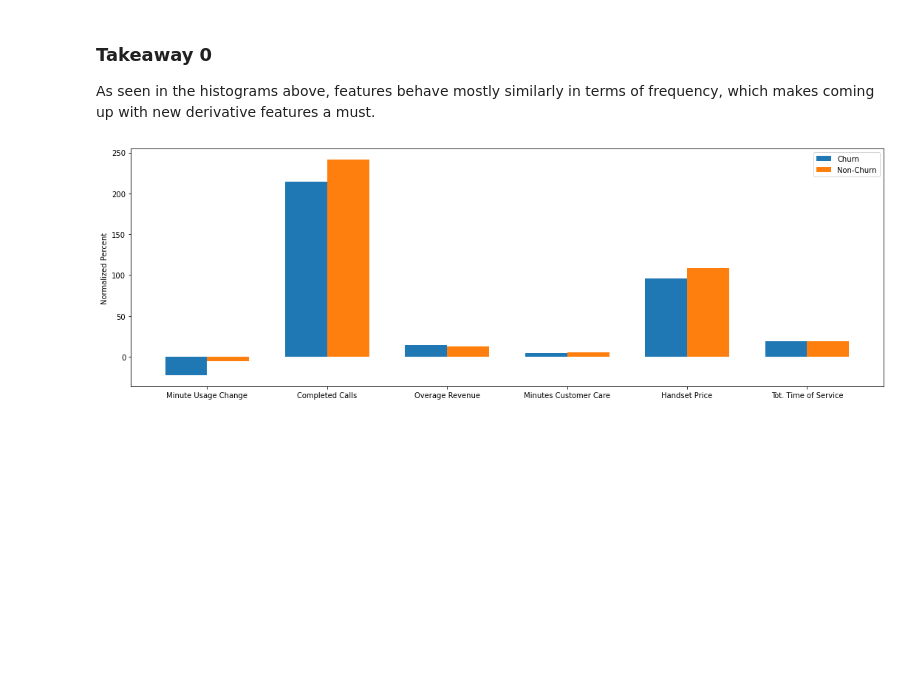
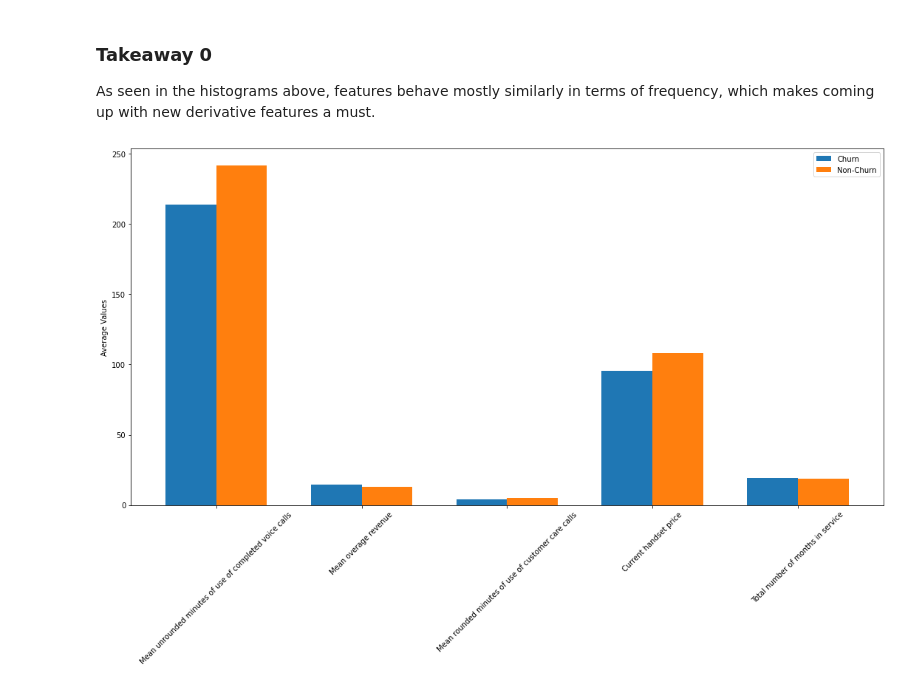
Before and after one commit to ozturkender/TDI_capstone, a Jupyter notebook: TDI Capstone - Telecom Churn Prediction.ipynb, the cells around one changed output. Cells and saved outputs as stored; diff of their text form; code cells hidden in the pictures; blank space fills up the shorter version.

```diff
--- a/TDI Capstone - Telecom Churn Prediction.ipynb
+++ b/TDI Capstone - Telecom Churn Prediction.ipynb
@@ -6,5 +7,5 @@ import matplotlib
 # %%
-df = pd.read_csv('Telecom_customer churn.csv')
+df = pd.read_csv("Telecom_customer churn_100.csv")
 # %%
 df.head()
 # %% [output]
@@ -50,0 +56,3 @@ df.describe()
+# %%
+columns_df = pd.read_excel('Dictionary.xlsx')
+columns_df.head()
@@ -51,3 +66,8 @@ df.describe()
+# %%
+columns_dict = {}
+for k, v in zip(columns_df['feature'], columns_df['description']):
+    columns_dict[k] = v
+# columns_dict = dict(columns_df['feature']:columns_df['description'])
 # %%
 df.isnull().sum().sort_values(ascending = False)
 # %% [output]
@@ -118,43 +121,39 @@ plt.show()
 ### Takeaway 0
 As seen in the histograms above, features behave mostly similarly in terms of frequency, which makes coming up with new derivative features a must.
 # %%
-labels = ['Minute Usage Change','Completed Calls', 'Overage Revenue', 'Minutes Customer Care', 'Handset Price', 'Tot. Time of Service']
-churn_values = [df[df['churn']==1]['change_mou'].mean(),
-                df[df['churn']==1]['mou_cvce_Mean'].mean(),
-                df[df['churn']==1]['ovrrev_Mean'].mean(),
-                df[df['churn']==1]['ccrndmou_Mean'].mean(),
-                df[df['churn']==1]['hnd_price'].mean(),
-                df[df['churn']==1]['months'].mean(),
-               ]
-nonchurn_values = [df[df['churn']==0]['change_mou'].mean(),
-                   df[df['churn']==0]['mou_cvce_Mean'].mean(),
-                   df[df['churn']==0]['ovrrev_Mean'].mean(),
-                   df[df['churn']==0]['ccrndmou_Mean'].mean(),
-                   df[df['churn']==0]['hnd_price'].mean(),
-                   df[df['churn']==0]['months'].mean(),
-               ]
+features = ['mou_cvce_Mean','ovrrev_Mean','ccrndmou_Mean','hnd_price','months']#'change_mou','adjrev','adjmou','adjqty','avgrev','avgmou','avgqty','avg3mou','avg3qty','avg3rev','avg6mou','avg6qty','avg6rev']
+labels = []
+for f in features:
+    labels.append(columns_dict[f])
+
+churn_values = []
+nonchurn_values = []
+for f in features:
+    churn_values.append(df[df['churn']==1][f].mean())
+    nonchurn_values.append(df[df['churn']==0][f].mean())
+
 x = np.arange(len(labels))  # the label locations
 width = 0.35  # the width of the bars
 
-fig, ax = plt.subplots(figsize = (15,5))
+fig, ax = plt.subplots(figsize = (15,10))
 rects1 = ax.bar(x - width/2, churn_values, width, label='Churn')
 rects2 = ax.bar(x + width/2, nonchurn_values, width, label='Non-Churn')
 
 # Add some text for labels, title and custom x-axis tick labels, etc.
-ax.set_ylabel('Normalized Percent')
+ax.set_ylabel('Average Values')
 # ax.set_title('Scores by group and gender')
 ax.set_xticks(x)
-ax.set_xticklabels(labels)
+ax.set_xticklabels(labels, rotation=45)
 ax.legend()
 
 # ax.bar_label(rects1, padding=3)
 # ax.bar_label(rects2, padding=3)
 
 fig.tight_layout()
 
 plt.show()
 # %% [output]
-[figure, old version]
+[figure, new version]
 # %% [markdown]
 ### Takeaway 1-2
 The features in the bar plot above, except the last feature, have been chosen such that the difference between the mean values are the most among other features. For example, first figure tells that the first signal a subscriber gives before the churn is to talk less. This data is averaged over the last 3 months. Similarly, churn customers completed calls are significantly lower than non-churns.
```
Also changed, not shown: parts of 56 cells of this notebook, 1 other file.
